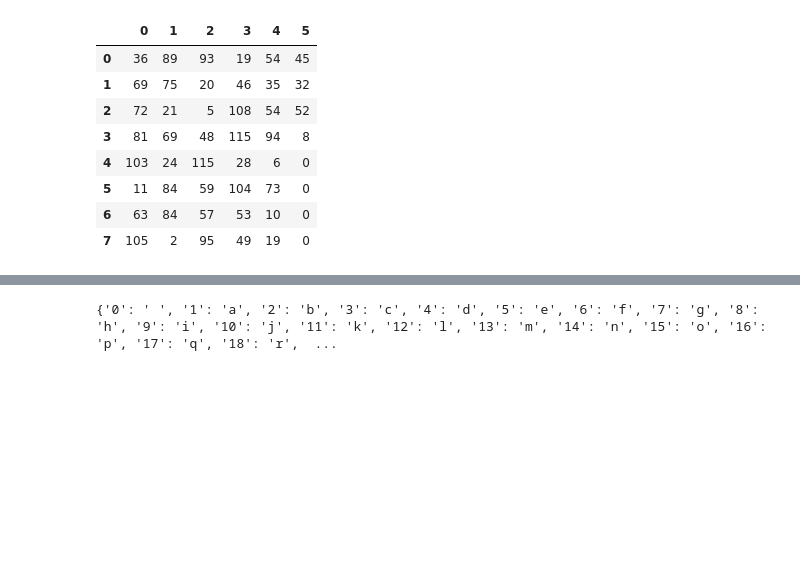
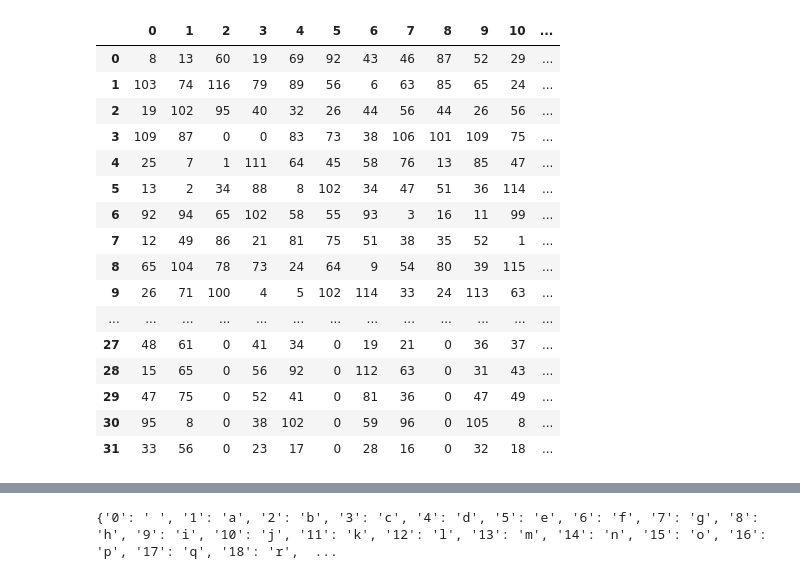
Before and after one commit to pedromchd/matrix-decoder, a Jupyter notebook: decoder.ipynb, the cells around one changed output, grey strips where cells are left out. Cells and saved outputs as stored; diff of their text form; code cells hidden in the pictures; blank space fills up the shorter version.

```diff
--- a/decoder.ipynb
+++ b/decoder.ipynb
@@ -15,19 +11,27 @@ submessage_size = 8
 # %%
 message_df = pd.read_csv("message.csv", header=None)
 
-message_block = message_df.to_numpy()
+message_bk = message_df.to_numpy()
 
 display(message_df)
 # %% [output]
-|  | 0 | 1 | 2 | 3 | 4 | 5 |
-| 0 | 36 | 89 | 93 | 19 | 54 | 45 |
-| 1 | 69 | 75 | 20 | 46 | 35 | 32 |
-| 2 | 72 | 21 | 5 | 108 | 54 | 52 |
-| 3 | 81 | 69 | 48 | 115 | 94 | 8 |
-| 4 | 103 | 24 | 115 | 28 | 6 | 0 |
-| 5 | 11 | 84 | 59 | 104 | 73 | 0 |
-| 6 | 63 | 84 | 57 | 53 | 10 | 0 |
-| 7 | 105 | 2 | 95 | 49 | 19 | 0 |
+|  | 0 | 1 | 2 | 3 | 4 | 5 | 6 | 7 | 8 | 9 | 10 | ... |
+| 0 | 8 | 13 | 60 | 19 | 69 | 92 | 43 | 46 | 87 | 52 | 29 | ... |
+| 1 | 103 | 74 | 116 | 79 | 89 | 56 | 6 | 63 | 85 | 65 | 24 | ... |
+| 2 | 19 | 102 | 95 | 40 | 32 | 26 | 44 | 56 | 44 | 26 | 56 | ... |
+| 3 | 109 | 87 | 0 | 0 | 83 | 73 | 38 | 106 | 101 | 109 | 75 | ... |
+| 4 | 25 | 7 | 1 | 111 | 64 | 45 | 58 | 76 | 13 | 85 | 47 | ... |
+| 5 | 13 | 2 | 34 | 88 | 8 | 102 | 34 | 47 | 51 | 36 | 114 | ... |
+| 6 | 92 | 94 | 65 | 102 | 58 | 55 | 93 | 3 | 16 | 11 | 99 | ... |
+| 7 | 12 | 49 | 86 | 21 | 81 | 75 | 51 | 38 | 35 | 52 | 1 | ... |
+| 8 | 65 | 104 | 78 | 73 | 24 | 64 | 9 | 54 | 80 | 39 | 115 | ... |
+| 9 | 26 | 71 | 100 | 4 | 5 | 102 | 114 | 33 | 24 | 113 | 63 | ... |
+| ... | ... | ... | ... | ... | ... | ... | ... | ... | ... | ... | ... | ... |
+| 27 | 48 | 61 | 0 | 41 | 34 | 0 | 19 | 21 | 0 | 36 | 37 | ... |
+| 28 | 15 | 65 | 0 | 56 | 92 | 0 | 112 | 63 | 0 | 31 | 43 | ... |
+| 29 | 47 | 75 | 0 | 52 | 41 | 0 | 81 | 36 | 0 | 47 | 49 | ... |
+| 30 | 95 | 8 | 0 | 38 | 102 | 0 | 59 | 96 | 0 | 105 | 8 | ... |
+| 31 | 33 | 56 | 0 | 23 | 17 | 0 | 28 | 16 | 0 | 32 | 18 | ... |
 # %%
 keys_df = pd.read_csv("keys.csv", header=None)
 
```
Also changed, not shown: parts of 9 cells of this notebook.
